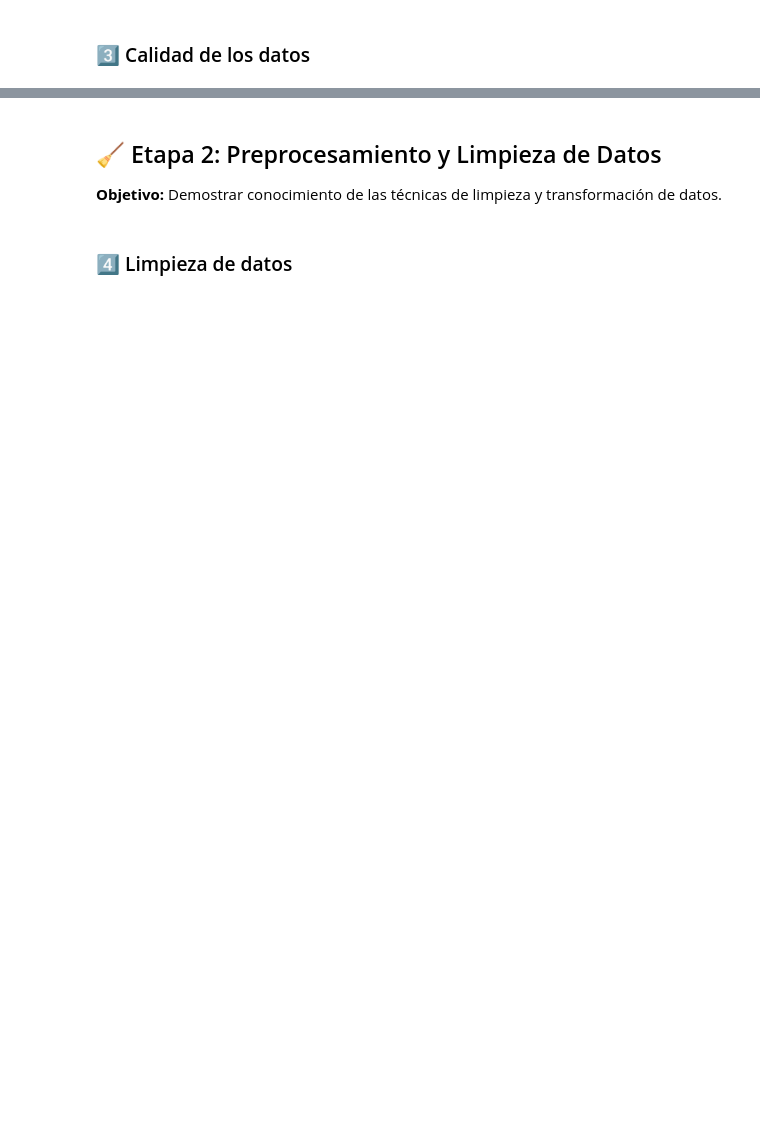
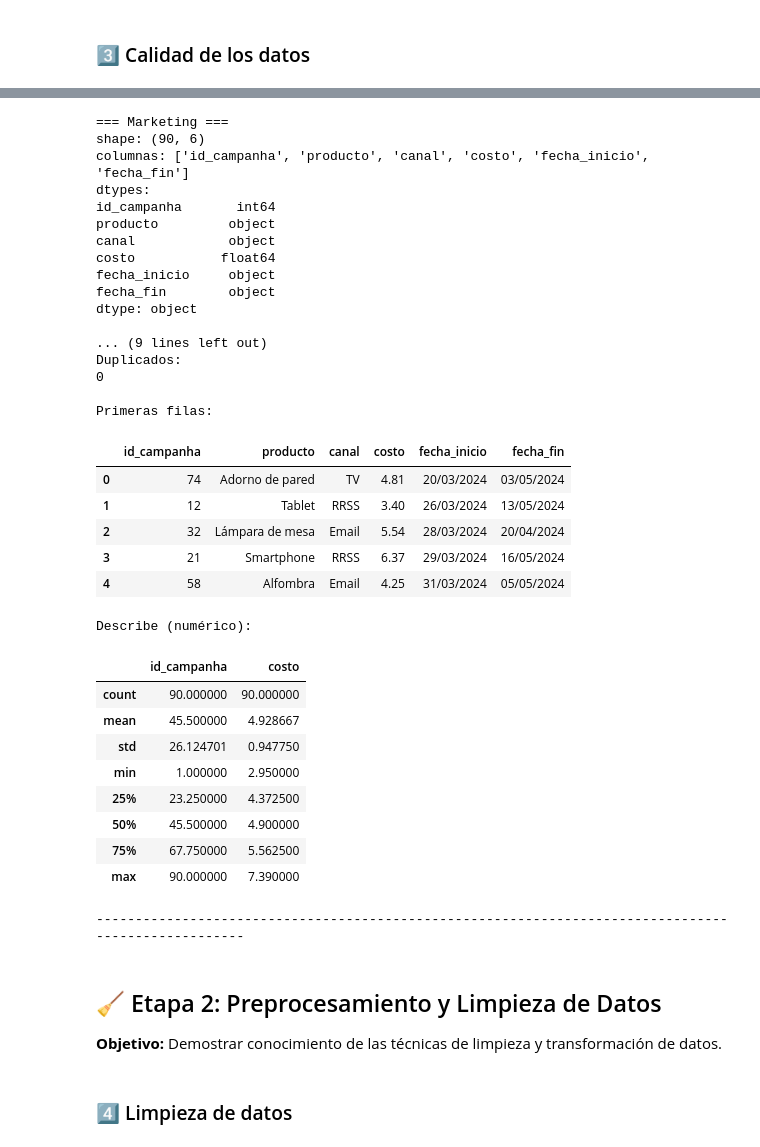
Before and after one commit to Lisa-Acosta/pre_entrega_ciencia_de_datos, a Jupyter notebook: PreEntrega.ipynb, the cells around one changed output, grey strips where cells are left out. Saved outputs shown, nothing was run; the diff lists cells and outputs as text; code cells hidden in the pictures; blank space fills up the shorter version.

```diff
--- a/PreEntrega.ipynb
+++ b/PreEntrega.ipynb
@@ -27,3 +225,42 @@
+# %%
+# Llamada a la función
+# Dataframe marketing
+eda(df_marketing, "Marketing")
+# %% [output]
+=== Marketing ===
+shape: (90, 6)
+columnas: ['id_campanha', 'producto', 'canal', 'costo', 'fecha_inicio', 'fecha_fin']
+dtypes:
+id_campanha       int64
+producto         object
+canal            object
+costo           float64
+fecha_inicio     object
+fecha_fin        object
+dtype: object
+
+... (9 lines left out)
+Duplicados:
+0
+
+Primeras filas:
+|  | id_campanha | producto | canal | costo | fecha_inicio | fecha_fin |
+| 0 | 74 | Adorno de pared | TV | 4.81 | 20/03/2024 | 03/05/2024 |
+| 1 | 12 | Tablet | RRSS | 3.40 | 26/03/2024 | 13/05/2024 |
+| 2 | 32 | Lámpara de mesa | Email | 5.54 | 28/03/2024 | 20/04/2024 |
+| 3 | 21 | Smartphone | RRSS | 6.37 | 29/03/2024 | 16/05/2024 |
+| 4 | 58 | Alfombra | Email | 4.25 | 31/03/2024 | 05/05/2024 |
+Describe (numérico):
+|  | id_campanha | costo |
+| count | 90.000000 | 90.000000 |
+| mean | 45.500000 | 4.928667 |
+| std | 26.124701 | 0.947750 |
+| min | 1.000000 | 2.950000 |
+| 25% | 23.250000 | 4.372500 |
+| 50% | 45.500000 | 4.900000 |
+| 75% | 67.750000 | 5.562500 |
+| max | 90.000000 | 7.390000 |
+----------------------------------------------------------------------------------------------------
 # %% [markdown]
 ## 🧹 Etapa 2: Preprocesamiento y Limpieza de Datos
 **Objetivo:** Demostrar conocimiento de las técnicas de limpieza y transformación de datos.
```
Also changed, not shown: parts of 17 cells of this notebook.
